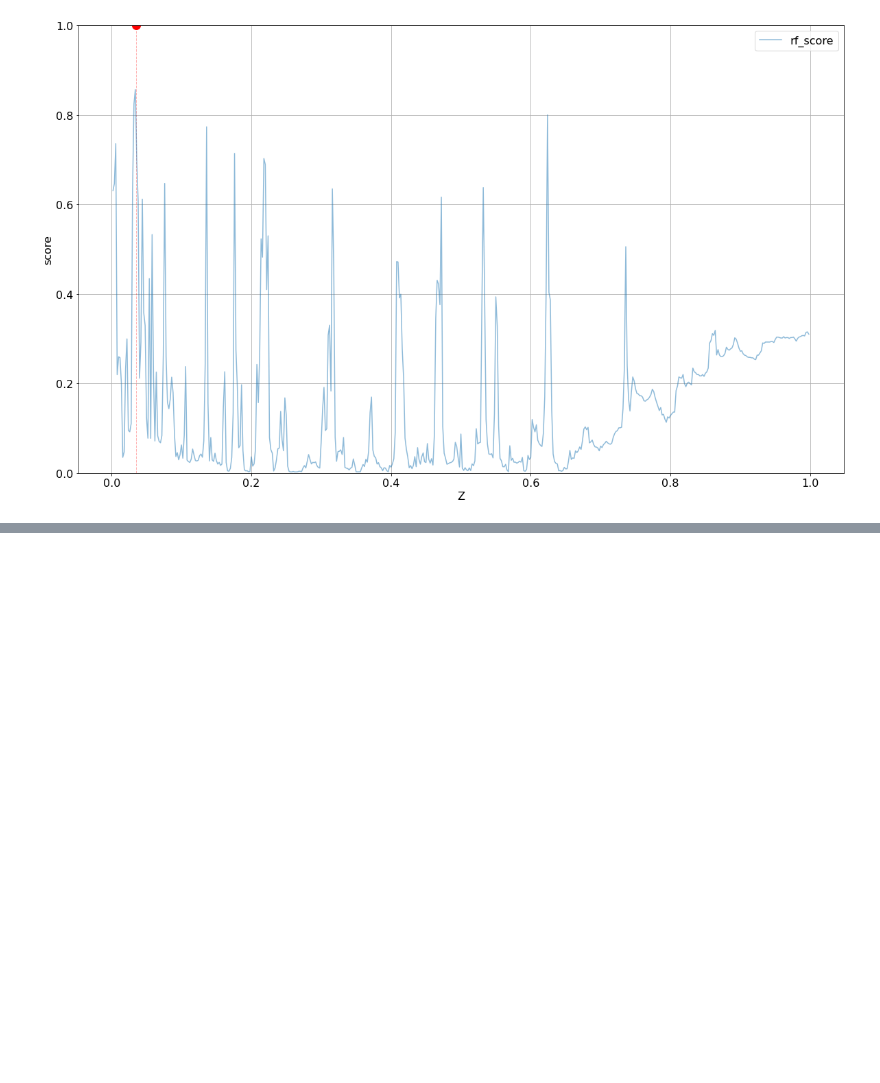
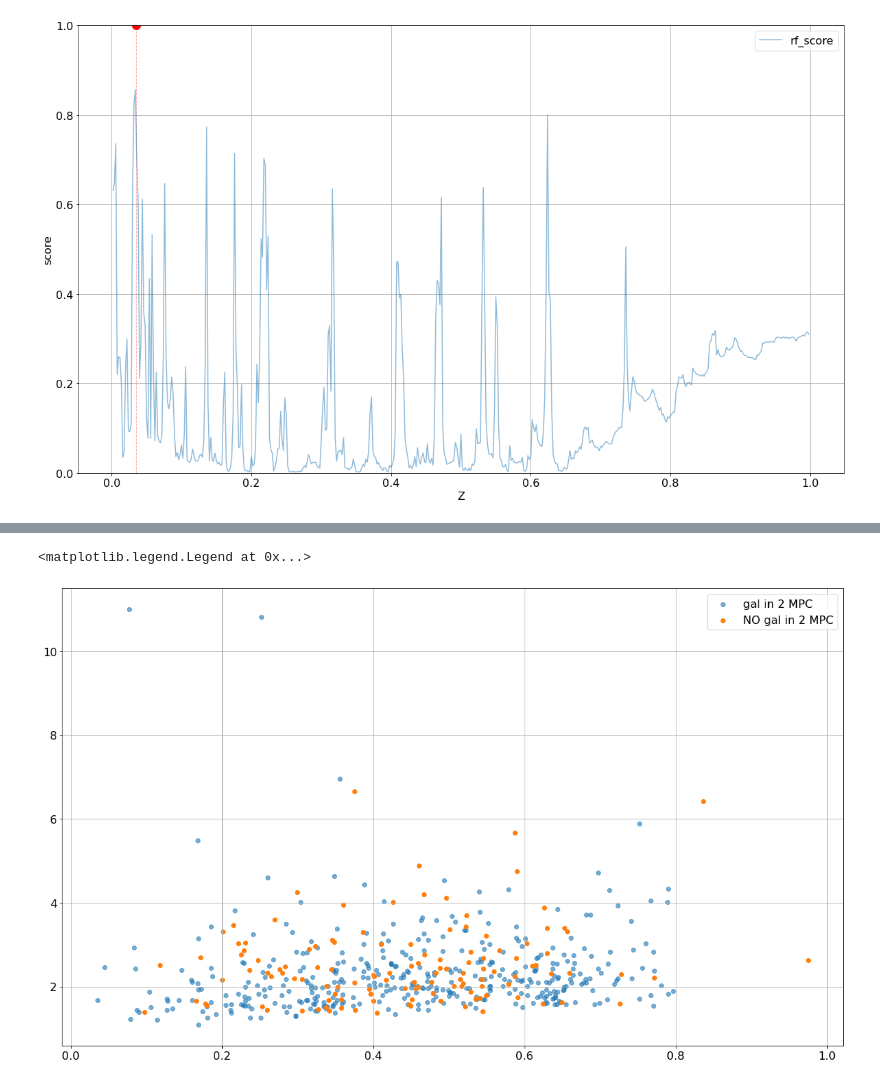
Before and after one commit to SVasi1yev/MSU_filaments_seg, a Jupyter notebook: ACT_05.ipynb, the cells around one changed output, grey strips where cells are left out. Saved outputs shown, nothing was run; the diff lists cells and outputs as text; code cells hidden in the pictures; blank space fills up the shorter version.

```diff
--- a/ACT_05.ipynb
+++ b/ACT_05.ipynb
@@ -820,4 +696,4 @@ CZ = np.array(DPS.galaxies['CZ'].values).reshape(-1, 1)
 points = np.concatenate((CX, CY, CZ), axis=1)
 kd_tree = KDTree(points, leaf_size=2)
 
-res = kd_tree.query_radius(c, 2, return_distance=False)
+res = kd_tree.query_radius(c, 1, return_distance=False)
@@ -1026,0 +905,23 @@ disperse.dist(
+# %%
+font = {'size': 16}
+plt.rc('font', **font)
+fig = plt.figure(figsize=(20, 12))
+plt.grid()
+
+plt.scatter(
+    true_clusters.iloc[~no_gal_mask[:true_clusters.shape[0]]]['Z'],
+    true_clusters.iloc[~no_gal_mask[:true_clusters.shape[0]]]['M'],
+    alpha=0.6,
+    label='gal in 2 MPC'
+)
+
+plt.scatter(
+    true_clusters.iloc[no_gal_mask[:true_clusters.shape[0]]]['Z'],
+    true_clusters.iloc[no_gal_mask[:true_clusters.shape[0]]]['M'],
+    label='NO gal in 2 MPC'
+)
+
+plt.legend()
+# %% [output]
+<matplotlib.legend.Legend at 0x...>
+[figure, added]
```
Also changed, not shown: parts of 44 cells of this notebook, 2 other files.
